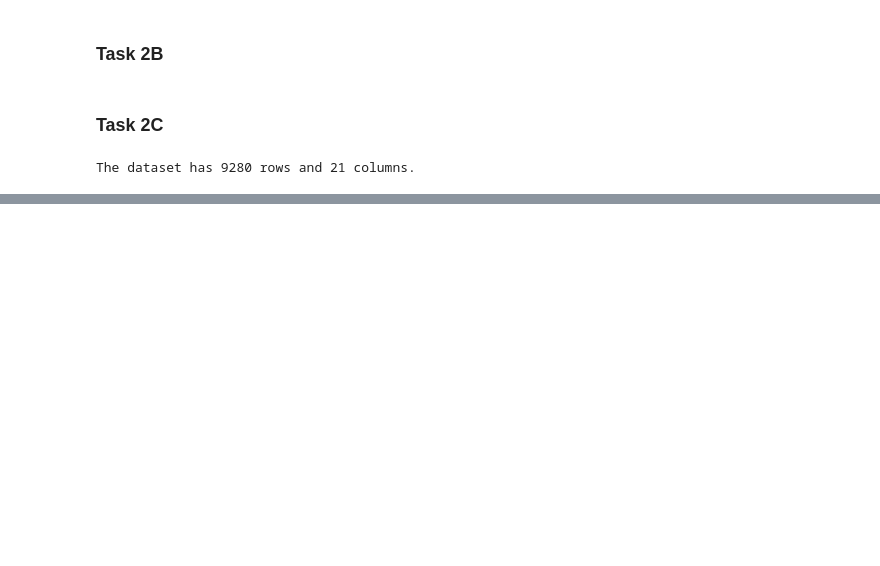
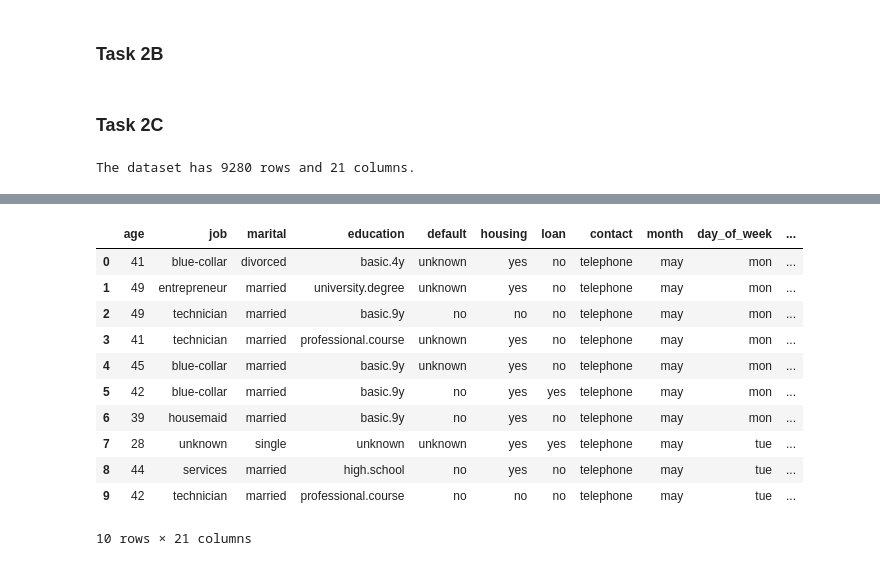
Before and after one commit to owen-simon/IS-6482-data-mining, a Jupyter notebook: Week 1/A1_Simon_Owen.ipynb, the cells around one changed output, grey strips where cells are left out. Cells and saved outputs as stored; diff of their text form; code cells hidden in the pictures; blank space fills up the shorter version.

```diff
--- a/Week 1/A1_Simon_Owen.ipynb
+++ b/Week 1/A1_Simon_Owen.ipynb
@@ -34,0 +52,15 @@ The dataset has 9280 rows and 21 columns.
+# %%
+df.head(10)
+# %% [output]
+|  | age | job | marital | education | default | housing | loan | contact | month | day_of_week | ... |
+| 0 | 41 | blue-collar | divorced | basic.4y | unknown | yes | no | telephone | may | mon | ... |
+| 1 | 49 | entrepreneur | married | university.degree | unknown | yes | no | telephone | may | mon | ... |
+| 2 | 49 | technician | married | basic.9y | no | no | no | telephone | may | mon | ... |
+| 3 | 41 | technician | married | professional.course | unknown | yes | no | telephone | may | mon | ... |
+| 4 | 45 | blue-collar | married | basic.9y | unknown | yes | no | telephone | may | mon | ... |
+| 5 | 42 | blue-collar | married | basic.9y | no | yes | yes | telephone | may | mon | ... |
+| 6 | 39 | housemaid | married | basic.9y | no | yes | no | telephone | may | mon | ... |
+| 7 | 28 | unknown | single | unknown | unknown | yes | yes | telephone | may | tue | ... |
+| 8 | 44 | services | married | high.school | no | yes | no | telephone | may | tue | ... |
+| 9 | 42 | technician | married | professional.course | no | no | no | telephone | may | tue | ... |
+10 rows × 21 columns
```
Also changed, not shown: parts of 5 cells of this notebook.
